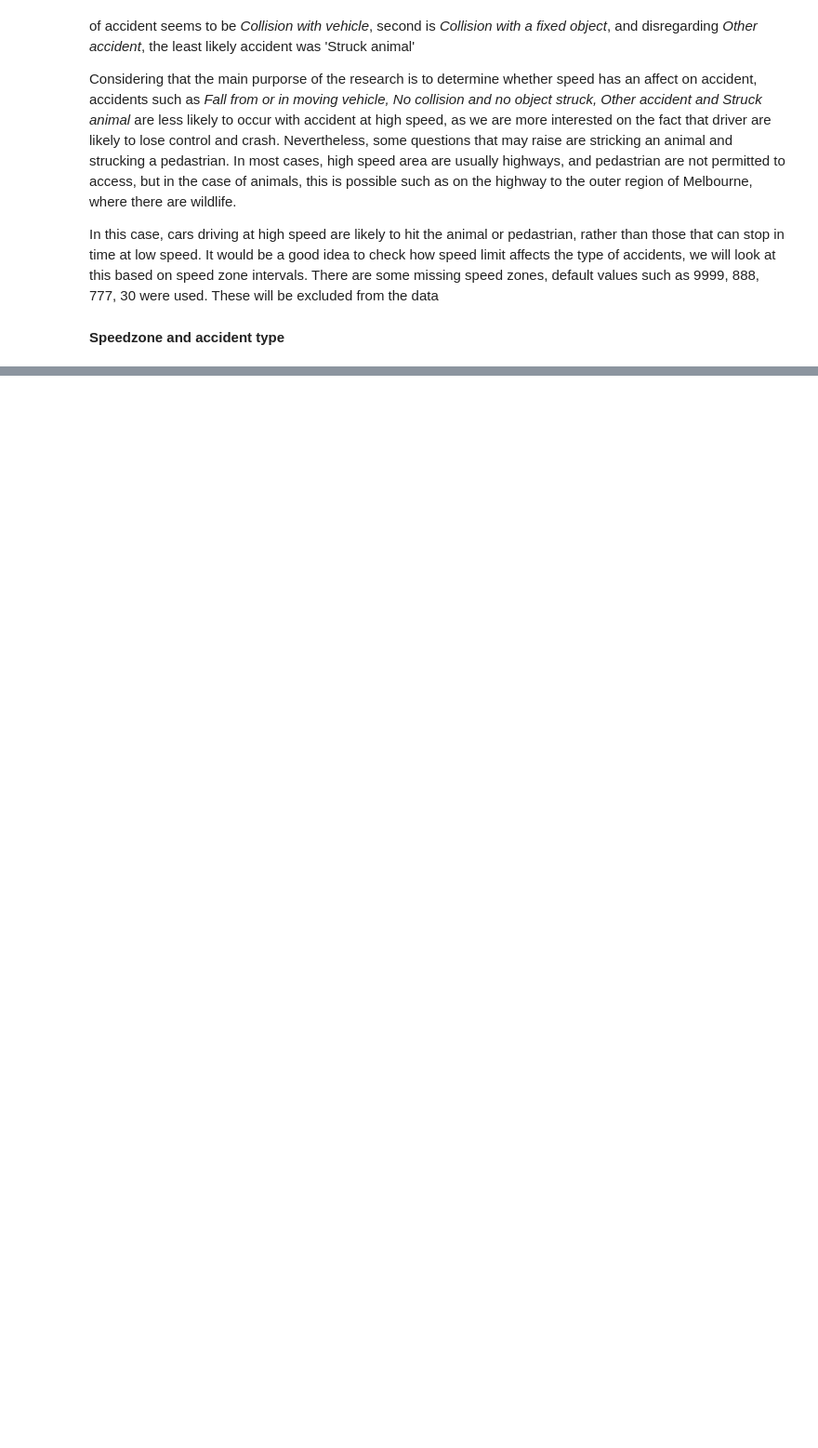
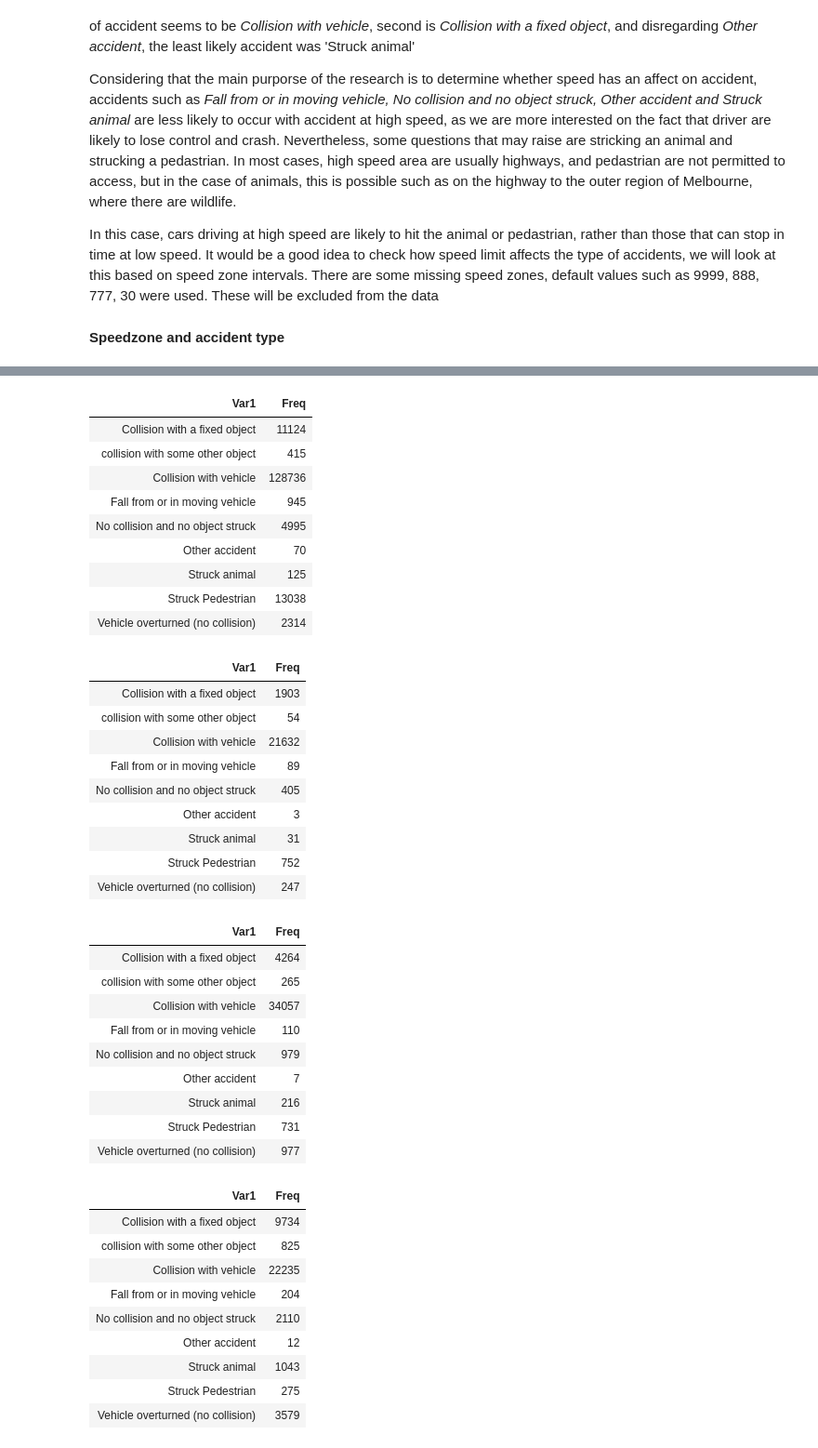
Before and after one commit to cyamma/melb_car_crash, a Jupyter notebook: accident_analysis.ipynb, the cells around one changed output, grey strips where cells are left out. Shown at 93% size. Cells and saved outputs as stored; diff of their text form; code cells hidden in the pictures; blank space fills up the shorter version.

```diff
--- a/accident_analysis.ipynb
+++ b/accident_analysis.ipynb
@@ -217,0 +241,48 @@ melb_cc_greater_100 <- melb_cc_exc[melb_cc_exc$SPEED_ZONE > 100, ]
+# %%
+cat()
+freq_table_acc(melb_cc_less_60)
+freq_table_acc(melb_cc_60_70)
+freq_table_acc(melb_cc_g70_80)
+freq_table_acc(melb_cc_g80_100)
+freq_table_acc(melb_cc_greater_100)
+# %% [output]
+| Var1 | Freq |
+| Collision with a fixed object | 11124 |
+| collision with some other object | 415 |
+| Collision with vehicle | 128736 |
+| Fall from or in moving vehicle | 945 |
+| No collision and no object struck | 4995 |
+| Other accident | 70 |
+| Struck animal | 125 |
+| Struck Pedestrian | 13038 |
+| Vehicle overturned (no collision) | 2314 |
+| Var1 | Freq |
+| Collision with a fixed object | 1903 |
+| collision with some other object | 54 |
+| Collision with vehicle | 21632 |
+| Fall from or in moving vehicle | 89 |
+| No collision and no object struck | 405 |
+| Other accident | 3 |
+| Struck animal | 31 |
+| Struck Pedestrian | 752 |
+| Vehicle overturned (no collision) | 247 |
+| Var1 | Freq |
+| Collision with a fixed object | 4264 |
+| collision with some other object | 265 |
+| Collision with vehicle | 34057 |
+| Fall from or in moving vehicle | 110 |
+| No collision and no object struck | 979 |
+| Other accident | 7 |
+| Struck animal | 216 |
+| Struck Pedestrian | 731 |
+| Vehicle overturned (no collision) | 977 |
+| Var1 | Freq |
+| Collision with a fixed object | 9734 |
+| collision with some other object | 825 |
+| Collision with vehicle | 22235 |
+| Fall from or in moving vehicle | 204 |
+| No collision and no object struck | 2110 |
+| Other accident | 12 |
+| Struck animal | 1043 |
+| Struck Pedestrian | 275 |
+| Vehicle overturned (no collision) | 3579 |
```
Also changed, not shown: parts of 5 cells of this notebook.
